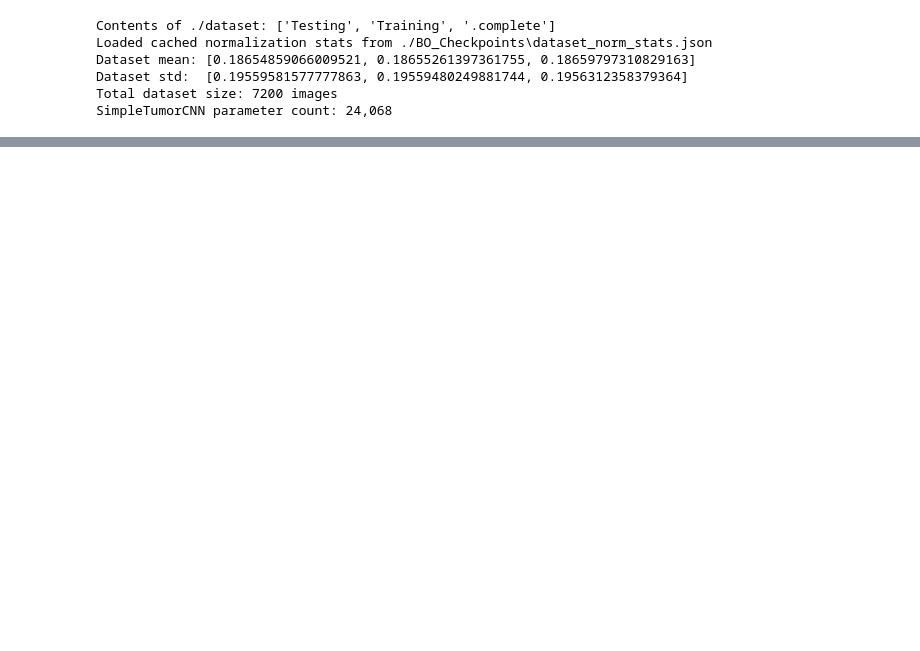
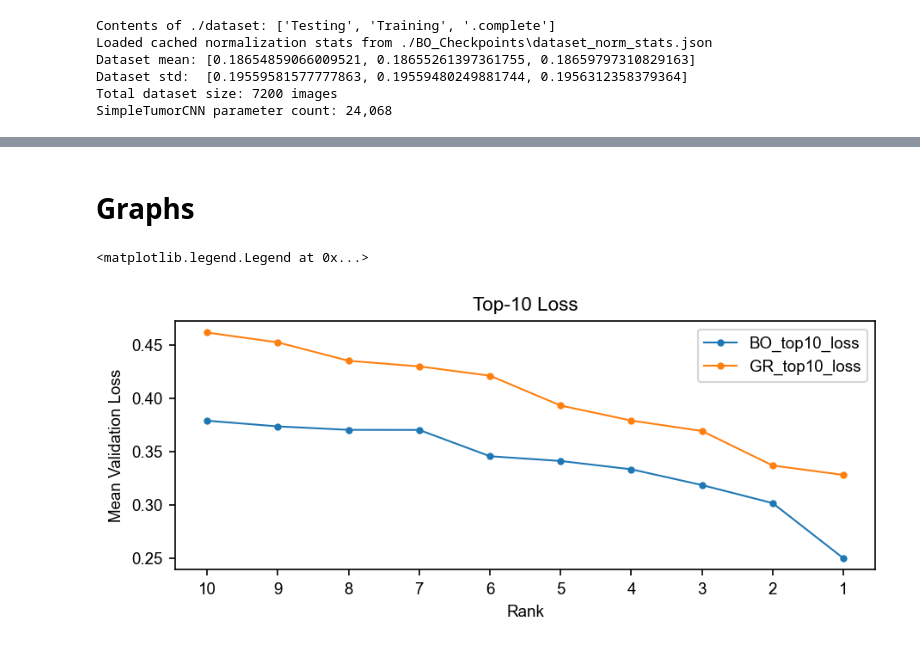
Before and after one commit to MannovTheMan/ActiveML_miniProject1, a Jupyter notebook: simpleTumorCNN.ipynb, the cells around one changed output, grey strips where cells are left out. Cells and saved outputs as stored; diff of their text form; code cells hidden in the pictures; blank space fills up the shorter version.

Commit message:
Updated graphs

```diff
--- a/simpleTumorCNN.ipynb
+++ b/simpleTumorCNN.ipynb
@@ -681,7 +677,7 @@ if _analyse_ckpt_file and os.path.exists(_analyse_ckpt_file):
     print(f"  Variables available: narrowed_search_space, narrowed_x0, narrowed_y0")
 
     # Cleanup
-    del _res, _all_x, _all_y, _x_subset, _y_subset, _ranked, _top, _top_params
+    del _res, _all_x, _all_y, _x_subset, _y_subset, _ranked, _top_params
     del _top_lrs, _top_wds, _top_dos, _raw_bounds
 
 else:
@@ -1207,7 +1342,7 @@ if _gs_ckpt_file and os.path.exists(_gs_ckpt_file):
     print(f"\n  To use in the grid search cell, set GRID_USE_NARROWED_SPACE = True")
 
     # Cleanup
-    del _gs_data, _gs_results, _gs_subset, _gs_ranked, _gs_top
+    del _gs_data, _gs_results, _gs_subset, _gs_ranked
     del _gs_top_lrs, _gs_top_wds, _gs_top_dos, _gs_raw_bounds
     del _preview_lr, _preview_wd, _preview_do
 
@@ -1356,3 +1519,5 @@ fig.show()
 # Cleanup
 del _gv_data, _gv_results, _gv_lr, _gv_wd, _gv_do, _gv_loss
 del _gv_sizes, _gv_sorted_idx, _gv_top_idx, _gv_is_top, _gv_hover
+# %% [markdown]
+# Graphs
@@ -1358,0 +1536,18 @@ del _gv_sizes, _gv_sorted_idx, _gv_top_idx, _gv_is_top, _gv_hover
+# %%
+BO_top10_loss = [l for l, _, _ in _top]
+GR_top10_loss = [l['mean_val_loss'] for l in _gs_top]
+
+x = np.arange(1, 11, 1)
+
+fig, ax = plt.subplots()
+ax.plot(x, BO_top10_loss, marker='.', label='BO_top10_loss')
+ax.plot(x, GR_top10_loss, marker='.', label='GR_top10_loss')
+ax.set_ylabel('Mean Validation Loss')
+ax.set_xlabel('Rank')
+ax.set_title("Top-10 Loss")
+ax.set_xticks(x)
+ax.invert_xaxis()
+ax.legend()
+# %% [output]
+<matplotlib.legend.Legend at 0x...>
+[figure, added]
```
Also changed, not shown: parts of 8 cells of this notebook.
